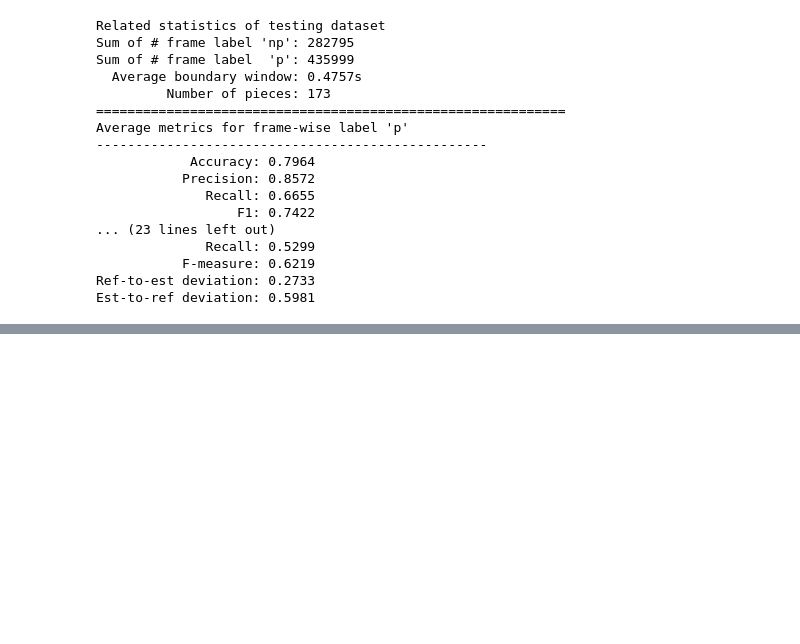
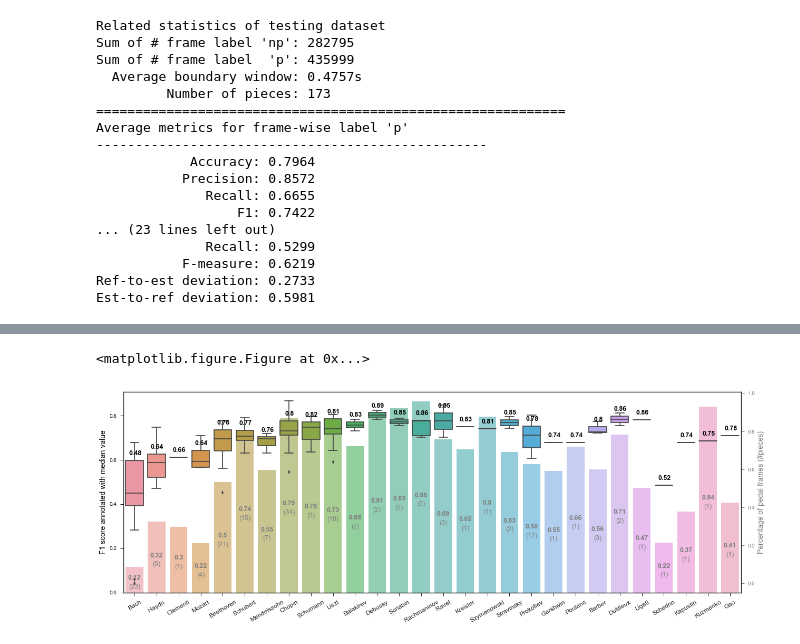
Before and after one commit to beiciliang/sustain-pedal-detection, a Jupyter notebook: 3. piece-wise detection.ipynb, the cells around one changed output, grey strips where cells are left out. Cells and saved outputs as stored; diff of their text form; code cells hidden in the pictures; blank space fills up the shorter version.

```diff
--- a/3. piece-wise detection.ipynb
+++ b/3. piece-wise detection.ipynb
@@ -608,0 +652,47 @@ Text(0,0.5,u'Percentage of label 1')
+# %%
+author_born = [1685, 1837, 1910, 1770, 1810, 1752,
+               1862, 1916, 1970, 1898, 1732, 1937,
+               1875, 1956, 1923, 1811, 1809, 1756,
+               1899, 1891, 1873, 1875, 1932,
+               1797, 1810, 1871, 1882, 1882]
+
+author_bornsort = np.unique(author)[np.argsort(author_born)]
+# %%
+num_authorpiece = [len(testresult_tracks.loc[testresult_tracks['author'] == name]) for name in author_bornsort]
+pos = range(len(num_authorpiece))
+quartile3rd = [np.percentile(testresult_tracks.loc[testresult_tracks['author'] == name].f1_frm.values, 75) for name in author_bornsort]
+medians = [np.median(testresult_tracks.loc[testresult_tracks['author'] == name].f1_frm.values) for name in author_bornsort]
+median_labels = [str(np.round(s,2)) for s in medians]
+maxvalues = [max(testresult_tracks.loc[testresult_tracks['author'] == name].f1_frm.values) for name in author_bornsort]
+num_authorsupport0 = [sum(testresult_tracks.loc[testresult_tracks['author'] == name].support0.values) for name in author_bornsort]
+num_authorsupport1 = [sum(testresult_tracks.loc[testresult_tracks['author'] == name].support1.values) for name in author_bornsort]
+percentage_authorsupport1 = [num_authorsupport1[idx]/(num_authorsupport0[idx]+num_authorsupport1[idx]) for idx in range(len(np.unique(author)))]
+percentage_label = [str(np.round(s,2)) for s in percentage_authorsupport1]
+
+plt.figure(figsize=(21,7))
+fig, ax1 = plt.subplots(figsize=(21,7))
+sns.set(style="ticks", palette='Set3')
+ax1_sns = sns.barplot(x=author_bornsort, y=percentage_authorsupport1, alpha=0.6)
+xticks_loc, _ = plt.xticks(rotation=30, fontsize=12)
+# plt.xlabel('Composer ordered by lifetime', color='black', fontsize=14)
+for tick in pos:
+    ax1_sns.text(xticks_loc[tick], percentage_authorsupport1[tick]/2, percentage_label[tick],
+                horizontalalignment='center', fontsize=12.5, color='gray', weight='bold')
+    ax1_sns.text(xticks_loc[tick], percentage_authorsupport1[tick]/2-0.04, '({})'.format(num_authorpiece[tick]),
+                horizontalalignment='center', fontsize=12.5, color='gray')
+ax1.set_ylabel('F1 score annotated with median value', color='black', fontsize=14)
+ax1.tick_params('y', colors='black')
+
+ax2 = ax1.twinx()
+ax2_sns = sns.boxplot(x="author", y="f1_frm", data=testresult_tracks, order=author_bornsort)
+for tick in pos:
+    ax2_sns.text(xticks_loc[tick]+0.028, quartile3rd[tick]+0.028, median_labels[tick], rotation=0,
+                horizontalalignment='center', fontsize=12.5, color='black', weight='bold')
+# plt.axhline(sum(testresult_tracks.f1_frm.values)/num_testresult_tracks, linestyle='--')
+ax2.set_ylabel('Percentage of pedal frames (#pieces)', color='gray', fontsize=14)
+ax2.tick_params('y', colors='gray')
+
+plt.savefig("testfig.png", bbox_inches="tight", dpi=300)
+# %% [output]
+<matplotlib.figure.Figure at 0x...>
+[figure, added]
```
Also changed, not shown: parts of 3 cells of this notebook, 4 other files.
